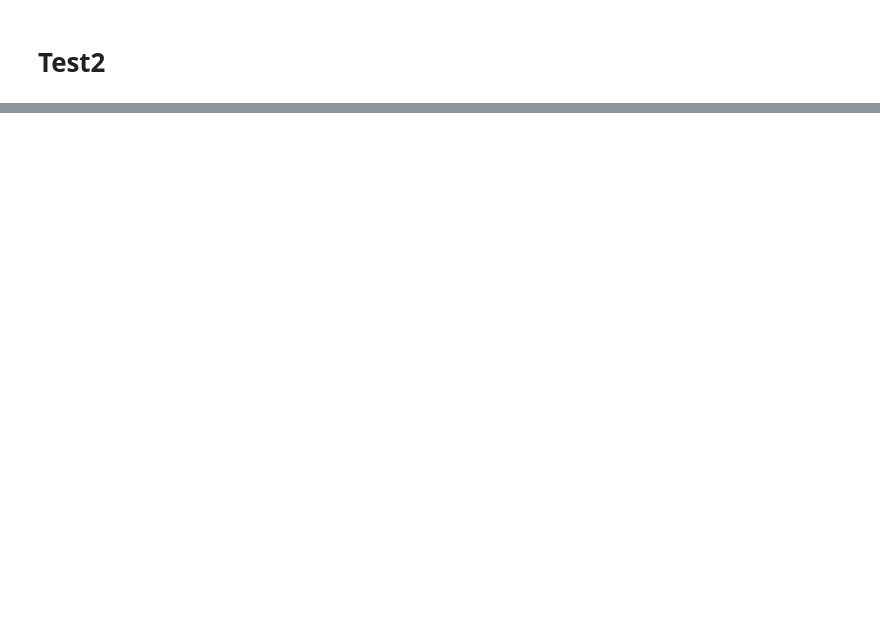
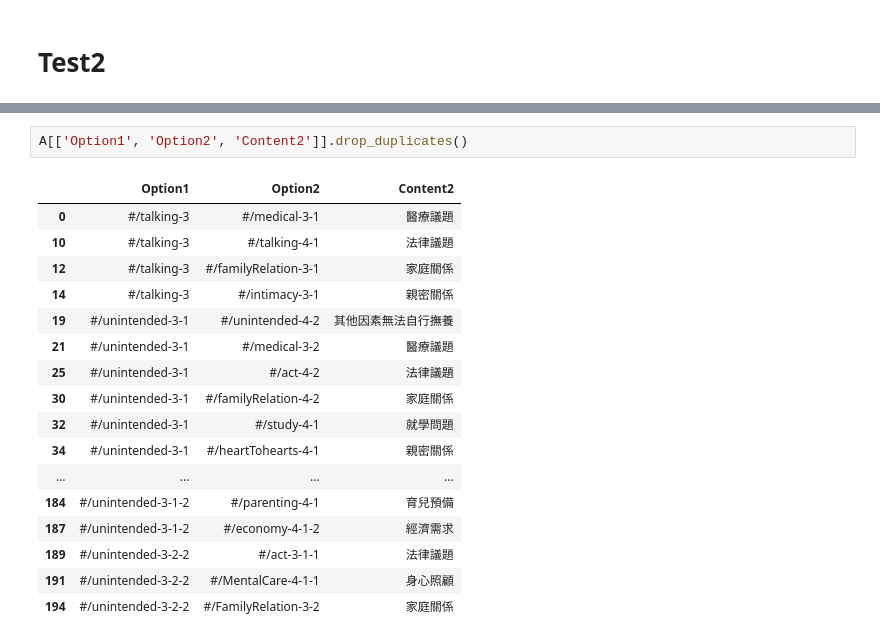
Before and after one commit to TzuChingg/Aragaki-Yui2, a Jupyter notebook: 小蝴蝶.ipynb, the cells around one changed output, grey strips where cells are left out. Drawn from its saved outputs; the diff is of its cells as text; blank space fills up the shorter version.

```diff
--- a/小蝴蝶.ipynb
+++ b/小蝴蝶.ipynb
@@ -384,0 +619,20 @@ dict1
+# %%
+A[['Option1', 'Option2', 'Content2']].drop_duplicates()
+# %% [output]
+|  | Option1 | Option2 | Content2 |
+| 0 | #/talking-3 | #/medical-3-1 | 醫療議題 |
+| 10 | #/talking-3 | #/talking-4-1 | 法律議題 |
+| 12 | #/talking-3 | #/familyRelation-3-1 | 家庭關係 |
+| 14 | #/talking-3 | #/intimacy-3-1 | 親密關係 |
+| 19 | #/unintended-3-1 | #/unintended-4-2 | 其他因素無法自行撫養 |
+| 21 | #/unintended-3-1 | #/medical-3-2 | 醫療議題 |
+| 25 | #/unintended-3-1 | #/act-4-2 | 法律議題 |
+| 30 | #/unintended-3-1 | #/familyRelation-4-2 | 家庭關係 |
+| 32 | #/unintended-3-1 | #/study-4-1 | 就學問題 |
+| 34 | #/unintended-3-1 | #/heartTohearts-4-1 | 親密關係 |
+| ... | ... | ... | ... |
+| 184 | #/unintended-3-1-2 | #/parenting-4-1 | 育兒預備 |
+| 187 | #/unintended-3-1-2 | #/economy-4-1-2 | 經濟需求 |
+| 189 | #/unintended-3-2-2 | #/act-3-1-1 | 法律議題 |
+| 191 | #/unintended-3-2-2 | #/MentalCare-4-1-1 | 身心照顧 |
+| 194 | #/unintended-3-2-2 | #/FamilyRelation-3-2 | 家庭關係 |
```
Also changed, not shown: parts of 22 cells of this notebook.
